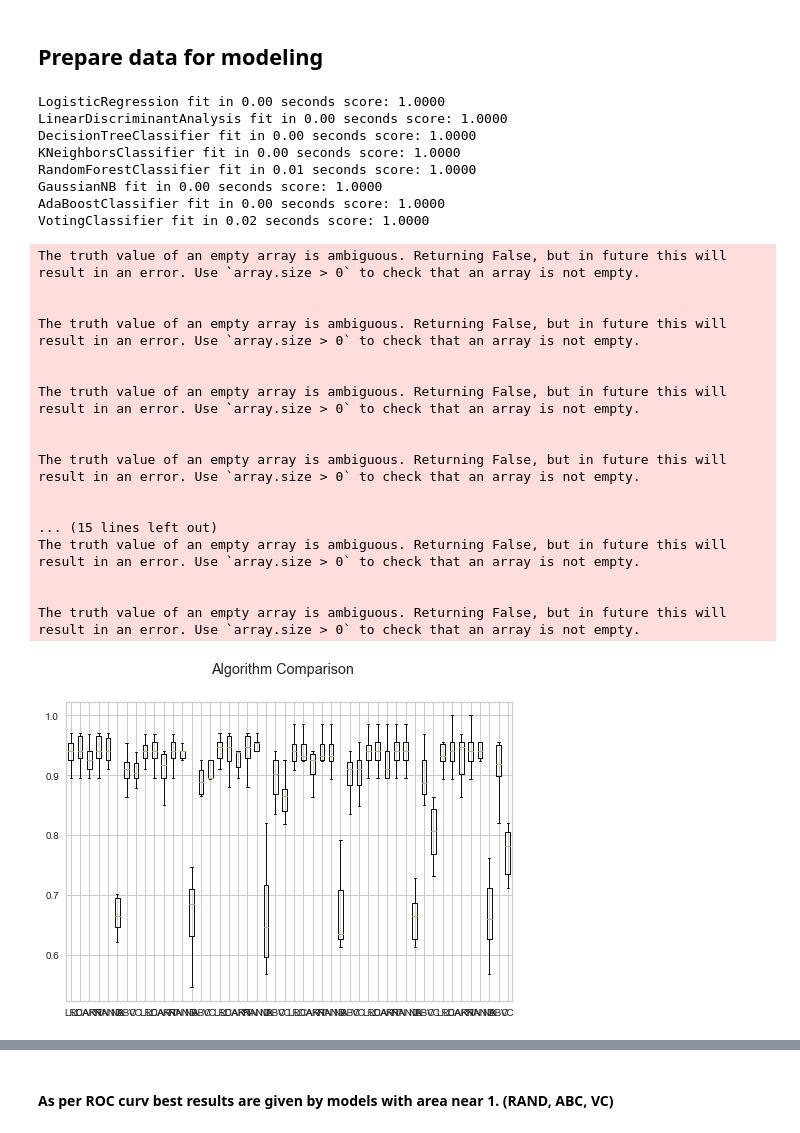
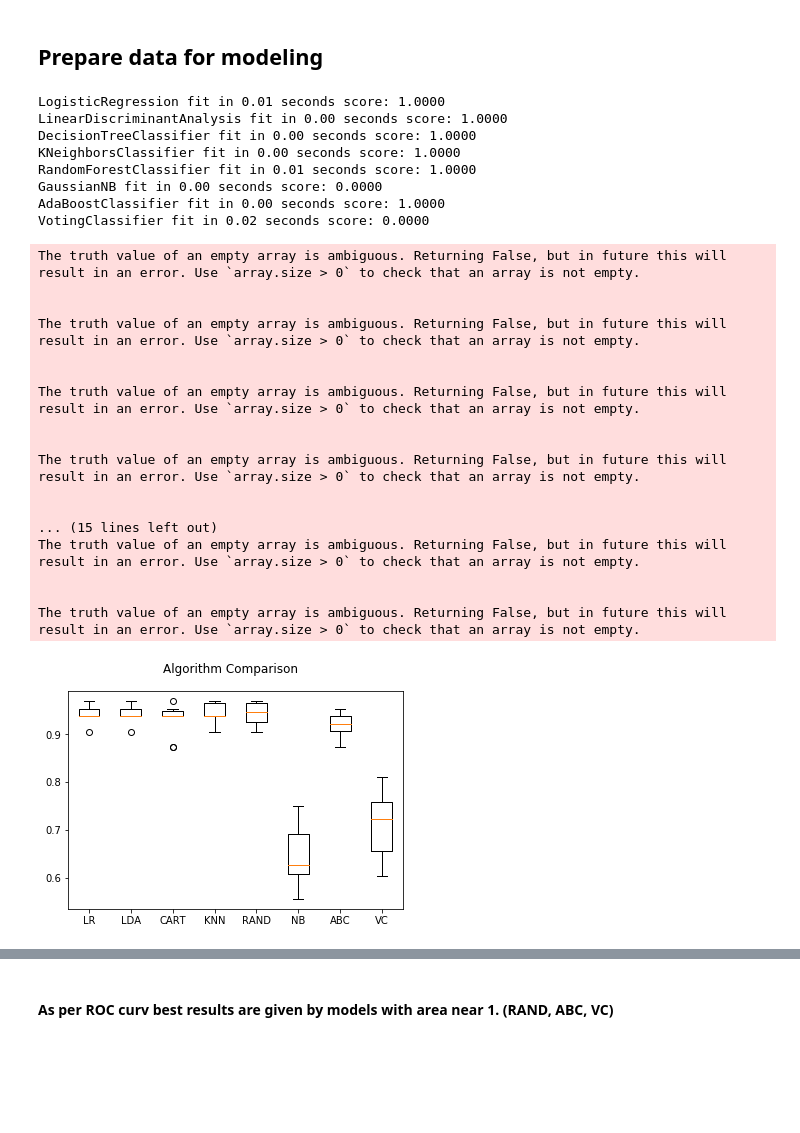
Before and after one commit to georgetown-analytics/Data-Blitz, a Jupyter notebook: ProBowlKickerModel.ipynb, the cells around one changed output, grey strips where cells are left out. Cells and saved outputs as stored; diff of their text form; code cells hidden in the pictures; blank space fills up the shorter version.

```diff
--- a/ProBowlKickerModel.ipynb
+++ b/ProBowlKickerModel.ipynb
@@ -35,12 +35,10 @@ import configparser
 def get_configuration():
     config = configparser.ConfigParser()
     config.read('dbConfig.ini')
-    global db_config, sp_kicker_data_by_season, sp_kicker_data_by_play, sp_kicker_data_by_game, sp_kicker_counts_per_season
+    global db_config, sp_kicker_data_by_season, sp_kicker_counts_per_season
 
     db_config = config['ConnectionString']['dbConfig']
     sp_kicker_data_by_season = config['StoredProcedures']['KickerDataPerSeason']
-    sp_kicker_data_by_play = config['StoredProcedures']['KickerDataPerPlay']
-    sp_kicker_data_by_game = config['StoredProcedures']['KickerDataPerGame']
     sp_kicker_counts_per_season = config['StoredProcedures']['KickerCountsPerSeason']
 
     return config
@@ -51,12 +49,6 @@ def get_kicker_season_features():
             'PLAY_COUNT','HIGH_PRESSURE_SUCCESS_PRCNTG','HIGH_PRESSURE_COUNT','LONG_DIST_SUCCESS_PRCNTG','LONG_DIST_COUNT',
             'BAD_WEATHER_SUCCESS_PRCNTG','BAD_WEATHER_COUNT','TURF_FIELD_SUCCESS_PRCNTG','TURF_FIELD_COUNT','YEARS_PLAYED',
             'DRAFT_POSITION','AGE_YEARS']
-
-# get features list per sason
-def get_kicker_play_features():
-    return ['GID','KICKER_ID','KICKER_NAME','SEASON','SUCCESS','BLOCKED','HIGH_PRESSURE','HIGH_PRESSURE_SUCCESS','LONG_DIST',
-            'LONG_DIST_SUCCESS','YDS_BEHIND_LOS','IN_PROBOWL_TEAM','BAD_WEATHER','BAD_WEATHER_SUCCESS','TURF_FIELD',
-            'TURF_FIELD_SUCCESS','YEARS_PLAYED','DRAFT_POSITION','AGE_YEARS']
 
 
 # get per season data from mysql db
@@ -86,14 +78,11 @@ def fetch_data(procedure, columns):
         cnx.close()
 # %%
 def start():
-    global config, features_kicker_by_season, features_kicker_by_play, df_kicker_by_season, df_kicker_by_play
+    global config, features_kicker_by_season, df_kicker_by_season
     config = get_configuration()
     features_kicker_by_season = get_kicker_season_features()
-    features_kicker_by_play = get_kicker_play_features()
     df_kicker_by_season = fetch_data(sp_kicker_data_by_season,features_kicker_by_season)
-    df_kicker_by_play = fetch_data(sp_kicker_data_by_play,features_kicker_by_play)
     print('df_kicker_by_season: {}'.format(df_kicker_by_season.shape))
-    print('df_kicker_by_play: {}'.format(df_kicker_by_play.shape))
 
 start()
 # %% [output]
@@ -447,7 +416,7 @@ def train_test_all_models(df, training_cut_off, test_season):
                              algorithm="SAMME",
                              n_estimators=500)
     #VC = VotingClassifier(estimators=[('dt', CART), ('knn', KNN), ('svc', SVC)], voting='soft', weights=[3,3,3])
-    VC = VotingClassifier(estimators=[('abc', ABC), ('nb', NB), ('RAND', RAND)], voting='soft', weights=[5,5,1])
+    VC = VotingClassifier(estimators=[('abc', ABC), ('nb', NB), ('RAND', RAND)], voting='soft', weights=[7,6,.5])
 
 
     models.append(('LR', LR))
@@ -468,38 +437,38 @@ def train_test_all_models(df, training_cut_off, test_season):
     fig = plt.figure()
     fig.suptitle('Algorithm Comparison')
     ax = fig.add_subplot(111)
     plt.boxplot(results)
     ax.set_xticklabels(names)
     plt.show()
 
-train_test_all_models(df_kicker_by_season, 2016, 2017)
+train_test_all_models(df_kicker_by_season, 2015, 2017)
 # %% [output]
-LogisticRegression fit in 0.00 seconds score: 1.0000
+LogisticRegression fit in 0.01 seconds score: 1.0000
 LinearDiscriminantAnalysis fit in 0.00 seconds score: 1.0000
 DecisionTreeClassifier fit in 0.00 seconds score: 1.0000
 KNeighborsClassifier fit in 0.00 seconds score: 1.0000
 RandomForestClassifier fit in 0.01 seconds score: 1.0000
-GaussianNB fit in 0.00 seconds score: 1.0000
+GaussianNB fit in 0.00 seconds score: 0.0000
 AdaBoostClassifier fit in 0.00 seconds score: 1.0000
-VotingClassifier fit in 0.02 seconds score: 1.0000
+VotingClassifier fit in 0.02 seconds score: 0.0000
 The truth value of an empty array is ambiguous. Returning False, but in future this will result in an error. Use `array.size > 0` to check that an array is not empty.
 
 
 The truth value of an empty array is ambiguous. Returning False, but in future this will result in an error. Use `array.size > 0` to check that an array is not empty.
 
 
 The truth value of an empty array is ambiguous. Returning False, but in future this will result in an error. Use `array.size > 0` to check that an array is not empty.
 
 
 The truth value of an empty array is ambiguous. Returning False, but in future this will result in an error. Use `array.size > 0` to check that an array is not empty.
 
 
 ... (15 lines left out)
 The truth value of an empty array is ambiguous. Returning False, but in future this will result in an error. Use `array.size > 0` to check that an array is not empty.
 
 
 The truth value of an empty array is ambiguous. Returning False, but in future this will result in an error. Use `array.size > 0` to check that an array is not empty.
-[figure, old version]
+[figure, new version]
 # %%
 def prepare_data_for_predict(df, season):
     global dt_predict_data, target_predict
```
Also changed, not shown: parts of 16 cells of this notebook, 1 other file.
